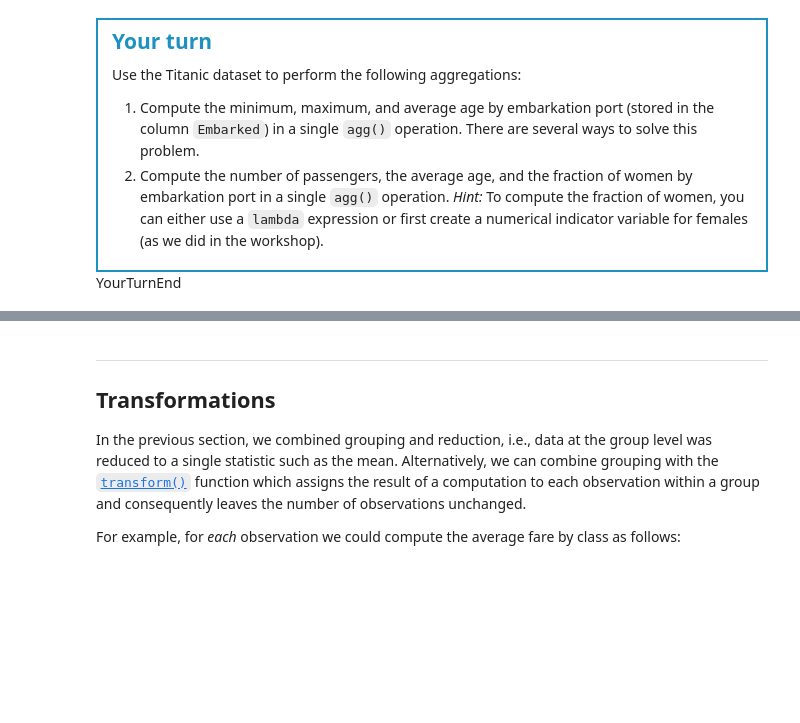
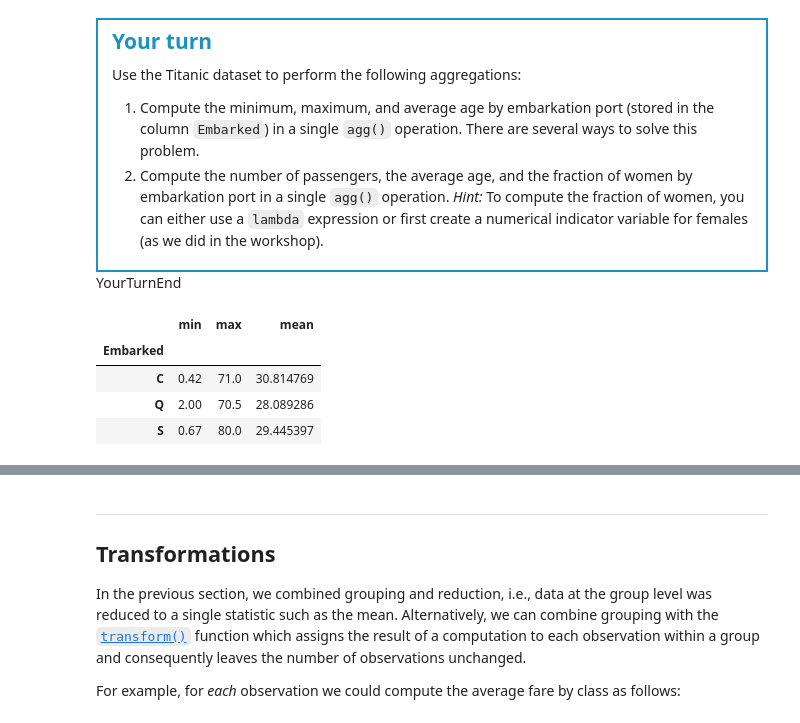
Before and after one commit to Partho-N/TECH2-H26, a Jupyter notebook: lectures/lecture4/lecture4 copy.ipynb, the cells around one changed output, grey strips where cells are left out. Drawn from its saved outputs; the diff is of its cells as text; code cells hidden in the pictures; blank space fills up the shorter version.

```diff
--- a/lectures/lecture4/lecture4 copy.ipynb
+++ b/lectures/lecture4/lecture4 copy.ipynb
@@ -483,3 +483,12 @@ Use the Titanic dataset to perform the following aggregations:
    (as we did in the workshop).
 </div>
 <span style="display: none;">YourTurnEnd</span>
+# %%
+#part1
+df.groupby('Embarked')['Age'].agg(['min','max','mean'])
+# %% [output]
+|  | min | max | mean |
+| Embarked |  |  |  |
+| C | 0.42 | 71.0 | 30.814769 |
+| Q | 2.00 | 70.5 | 28.089286 |
+| S | 0.67 | 80.0 | 29.445397 |
```
Also changed, not shown: parts of 3 cells of this notebook.
